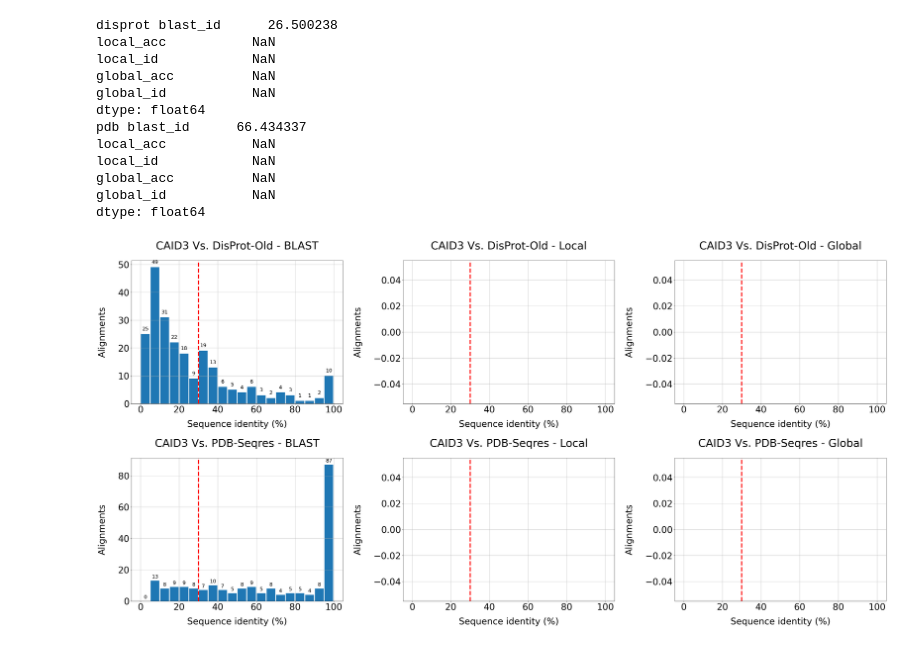
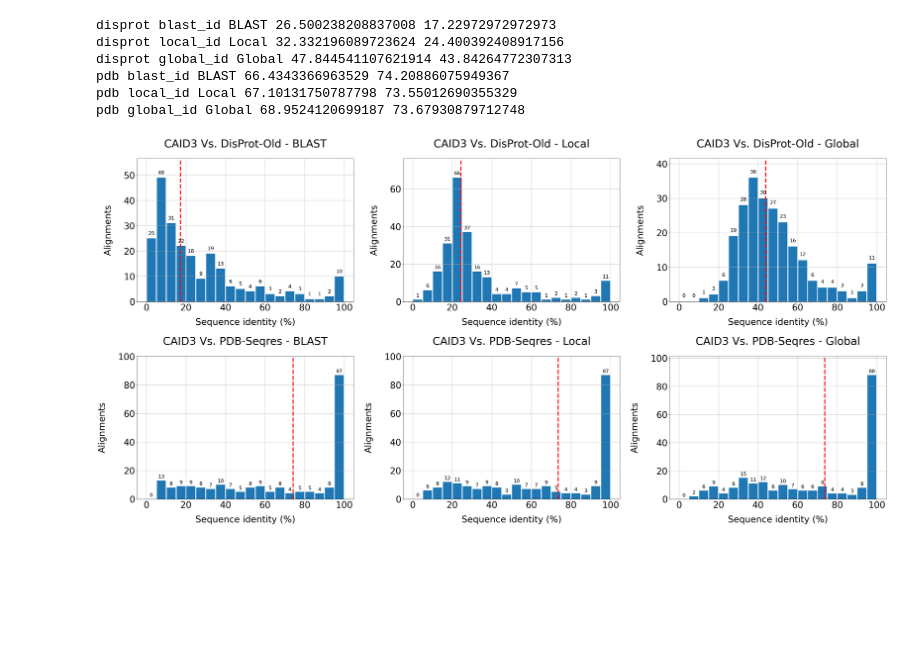
Before and after one commit to BioComputingUP/caid2-reference, a Jupyter notebook: src/homology_plot.ipynb, the cells around one changed output. Cells and saved outputs as stored; diff of their text form; code cells hidden in the pictures; blank space fills up the shorter version.

```diff
--- a/src/homology_plot.ipynb
+++ b/src/homology_plot.ipynb
@@ -28,46 +28,55 @@ df
 # %%
 font = {'size'   : 32}
 plt.rc('font', **font)
 
 columns = ['blast_id', 'local_id', 'global_id']
 titles = ['BLAST', 'Local', 'Global']
 dbs = ['DisProt-Old', 'PDB-Seqres']
 
 fig, axes = plt.subplots(2, 3, figsize=(40, 20))
 
 for i, (db, df_g) in enumerate(df.groupby("db")):
 
-    print(db, df_g.mean(numeric_only=True))
-
+    # print(df_g)
     df_g.hist(ax=axes[i,:], bins=[i for i in range(0, 101, 5)], rwidth=0.9, column=columns)
 
     # Vertical lines and bar height
     for j, (ax, title) in enumerate(zip(axes[i,:].reshape(-1), titles)):
         # if j in [0, 1]:
         #     ax.set_ylabel(dbs[i], labelpad=40, fontdict=font)
         ax.set_ylabel("Alignments", labelpad=40, fontdict=font)
         ax.set_xlabel("Sequence identity (%)", labelpad=20, fontdict=font)
         ax.set_title("CAID3 Vs. {} - {}".format(dbs[i], title), pad=40)
-        ax.axvline(30, lw=4, color='red', linestyle='--')
+
+        # ax.axvline(30, lw=4, color='red', linestyle='--')
+
+
+        mean = df_g.iloc[:, j*2+3].mean()
+        median = df_g.iloc[:, j*2+3].median()
+
+        print(db,columns[j],title, mean, median)
+
+        # ax.axvline(mean, lw=4, color='black', linestyle='--')
+        ax.axvline(median, lw=4, color='red', linestyle='--')
+
         for p in ax.patches:
             ax.annotate(str(int(p.get_height())), (p.get_x() + p.get_width() / 2.0, p.get_height() + 1.0), ha='center', va='bottom', fontsize=18)
 
+
+        bottom, top = ax.get_ylim()
+        ax.set_ylim(0, top*1.1)
+
+
 plt.tight_layout()
 fig.savefig(homology_plot, bbox_inches='tight')
 # %% [output]
-disprot blast_id      26.500238
-local_acc           NaN
-local_id            NaN
-global_acc          NaN
-global_id           NaN
-dtype: float64
-pdb blast_id      66.434337
-local_acc           NaN
-local_id            NaN
-global_acc          NaN
-global_id           NaN
-dtype: float64
+disprot blast_id BLAST 26.500238208837008 17.22972972972973
+disprot local_id Local 32.332196089723624 24.400392408917156
+disprot global_id Global 47.844541107621914 43.84264772307313
+pdb blast_id BLAST 66.4343366963529 74.20886075949367
+pdb local_id Local 67.10131750787798 73.55012690355329
+pdb global_id Global 68.9524120699187 73.67930879712748
-[figure, old version]
+[figure, new version]
 # %%
 df['no_pdb_blast'] = 0
 df.loc[(df['db'] == 'pdb') & (df['blast_id'] < 30.0), 'no_pdb_blast'] = 1
```
Also changed, not shown: parts of 2 cells of this notebook.
